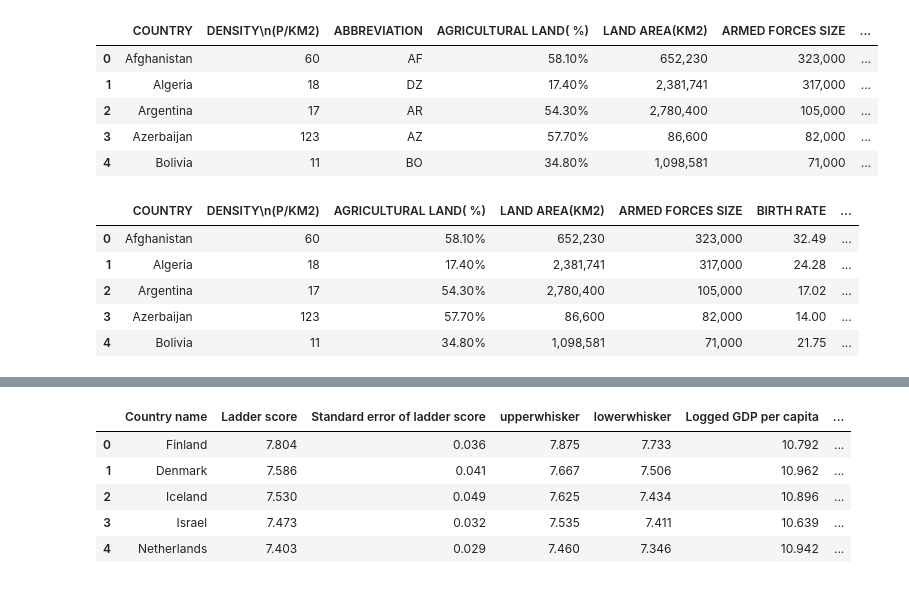
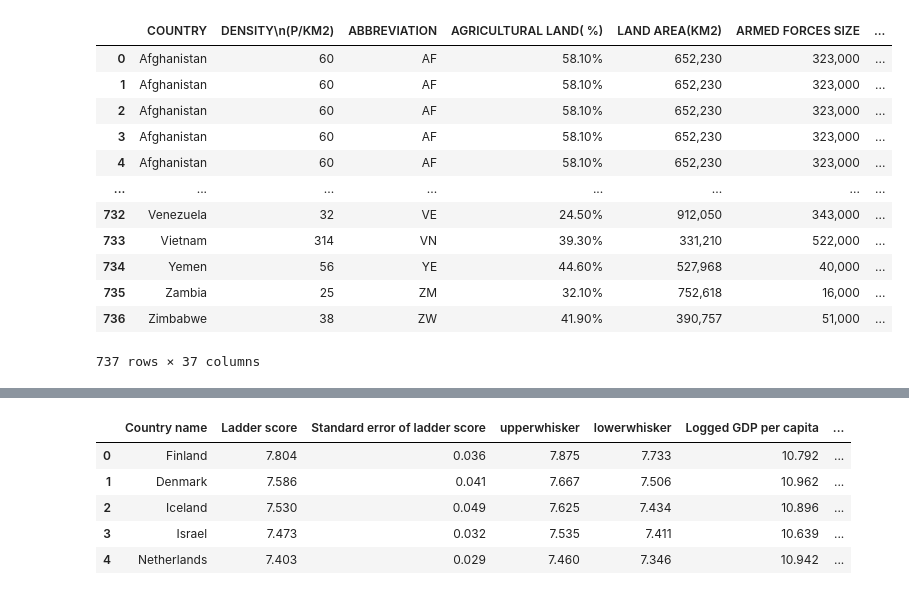
Before and after one commit to pbrar17/Global-Insights-, a Jupyter notebook: GP/project.ipynb, the cells around one changed output, grey strips where cells are left out. Saved outputs shown, nothing was run; the diff lists cells and outputs as text; code cells hidden in the pictures.

Commit message:
how='left'

```diff
--- a/GP/project.ipynb
+++ b/GP/project.ipynb
@@ -1,48 +1,41 @@
 # %%
 import pandas as pd
 import altair as alt
 
 dataSetA = pd.read_csv('world.csv')
-dataSetB = pd.read_csv('vacs.csv')
 dataSetC = pd.read_csv('earthquake_1995-2023.csv')
 
 # selected_columns = df.loc[:, ['Column1', 'Column2', 'Column3']]
 
 dataSetCfiltered = dataSetC.loc[:, ['magnitude', 'date_time', 'country']]
 dataSetCfiltered_by_country = dataSetCfiltered.groupby(['country'])['magnitude'].max()
 dataSetA.columns = dataSetA.columns.str.upper()
-dataSetB.columns = dataSetB.columns.str.upper()
 
 # Merge the DataFrames based on the 'Country' column
-
-merged_data = pd.merge(dataSetA, dataSetB, on='COUNTRY')
-merged_data2 = pd.merge(dataSetCfiltered, dataSetCfiltered_by_country, on='country')
-merged_data3 = merged_data2.drop_duplicates(subset = ['country'])
+merged_data2 = pd.merge(dataSetCfiltered, dataSetCfiltered_by_country, on='country', how = 'left')
+merged_data3 = merged_data2
 dataSetCfiltered_by_country.head()
 merged_data4 = merged_data3.drop('magnitude_x', axis=1)
 merged_data4.columns = merged_data4.columns.str.upper()
 
-merge_data5 = pd.merge(dataSetA, merged_data4, on='COUNTRY')
-merge_data5.head()
+merge_data5 = pd.merge(dataSetA, merged_data4, on='COUNTRY',how='left')
+merge_data5
 # %% [output]
 |  | COUNTRY | DENSITY\n(P/KM2) | ABBREVIATION | AGRICULTURAL LAND( %) | LAND AREA(KM2) | ARMED FORCES SIZE | ... |
 | 0 | Afghanistan | 60 | AF | 58.10% | 652,230 | 323,000 | ... |
-| 1 | Algeria | 18 | DZ | 17.40% | 2,381,741 | 317,000 | ... |
-| 2 | Argentina | 17 | AR | 54.30% | 2,780,400 | 105,000 | ... |
-| 3 | Azerbaijan | 123 | AZ | 57.70% | 86,600 | 82,000 | ... |
-| 4 | Bolivia | 11 | BO | 34.80% | 1,098,581 | 71,000 | ... |
+| 1 | Afghanistan | 60 | AF | 58.10% | 652,230 | 323,000 | ... |
+| 2 | Afghanistan | 60 | AF | 58.10% | 652,230 | 323,000 | ... |
+| 3 | Afghanistan | 60 | AF | 58.10% | 652,230 | 323,000 | ... |
+| 4 | Afghanistan | 60 | AF | 58.10% | 652,230 | 323,000 | ... |
+| ... | ... | ... | ... | ... | ... | ... | ... |
+| 732 | Venezuela | 32 | VE | 24.50% | 912,050 | 343,000 | ... |
+| 733 | Vietnam | 314 | VN | 39.30% | 331,210 | 522,000 | ... |
+| 734 | Yemen | 56 | YE | 44.60% | 527,968 | 40,000 | ... |
+| 735 | Zambia | 25 | ZM | 32.10% | 752,618 | 16,000 | ... |
+| 736 | Zimbabwe | 38 | ZW | 41.90% | 390,757 | 51,000 | ... |
+737 rows × 37 columns
 # %%
 m5_filtered = merge_data5.drop(['LONGITUDE', 'LATITUDE','ABBREVIATION', 'LARGEST CITY','CALLING CODE','GROSS TERTIARY EDUCATION ENROLLMENT (%)'], axis = 1)
-# %%
-m5_filtered = m5_filtered.dropna()
-m5_filtered.head()
-# %% [output]
-|  | COUNTRY | DENSITY\n(P/KM2) | AGRICULTURAL LAND( %) | LAND AREA(KM2) | ARMED FORCES SIZE | BIRTH RATE | ... |
-| 0 | Afghanistan | 60 | 58.10% | 652,230 | 323,000 | 32.49 | ... |
-| 1 | Algeria | 18 | 17.40% | 2,381,741 | 317,000 | 24.28 | ... |
-| 2 | Argentina | 17 | 54.30% | 2,780,400 | 105,000 | 17.02 | ... |
-| 3 | Azerbaijan | 123 | 57.70% | 86,600 | 82,000 | 14.00 | ... |
-| 4 | Bolivia | 11 | 34.80% | 1,098,581 | 71,000 | 21.75 | ... |
 # %%
 pd.set_option('display.max_columns', None)
 m5_filtered.head()
```
Also changed, not shown: parts of 15 cells of this notebook, 1 other file.
